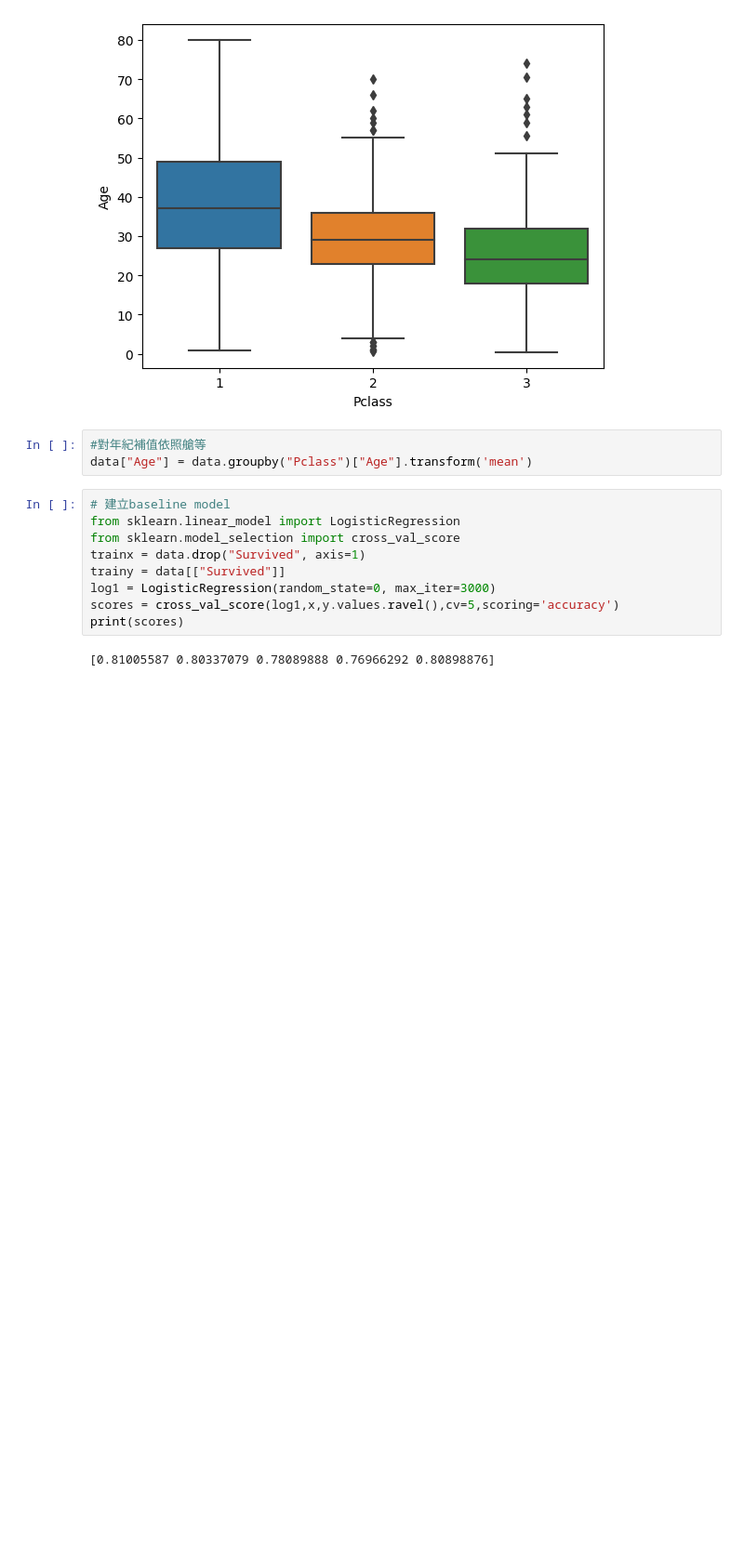
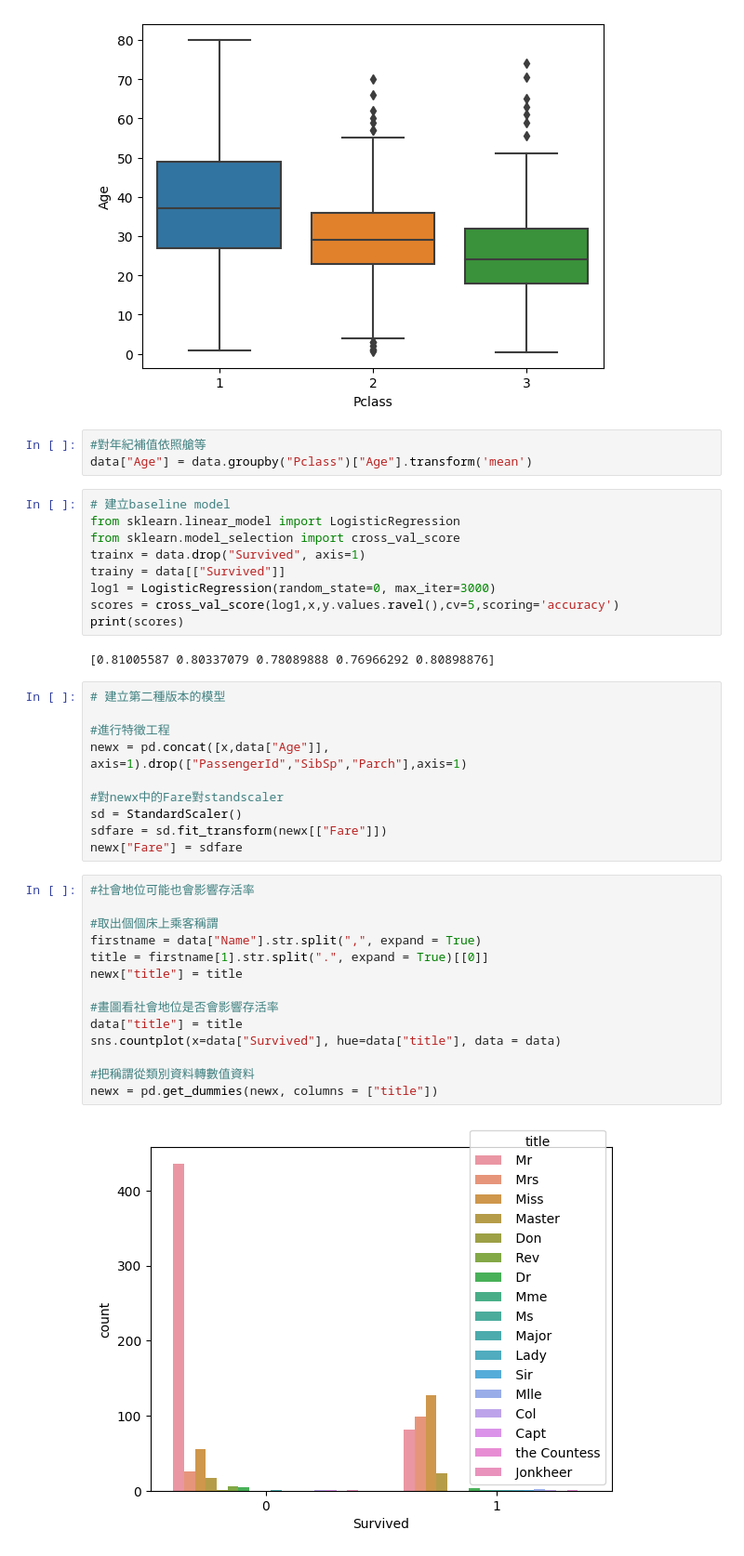
Before and after one commit to BanyanLiu/titanic-analysis2, a Jupyter notebook: 專題實作_鐵達尼號存活預測.ipynb, the cells around one changed output. Shown at 93% size. Drawn from its saved outputs; the diff is of its cells as text; blank space fills up the shorter version.

```diff
--- a/專題實作_鐵達尼號存活預測.ipynb
+++ b/專題實作_鐵達尼號存活預測.ipynb
@@ -93,4 +95,30 @@ scores = cross_val_score(log1,x,y.values.ravel(),cv=5,scoring='accuracy')
 print(scores)
 # %% [output]
 [0.81005587 0.80337079 0.78089888 0.76966292 0.80898876]
+# %%
+# 建立第二種版本的模型
+
+#進行特徵工程
+newx = pd.concat([x,data["Age"]], axis=1).drop(["PassengerId","SibSp","Parch"],axis=1)
+
+#對newx中的Fare對standscaler
+sd = StandardScaler()
+sdfare = sd.fit_transform(newx[["Fare"]])
+newx["Fare"] = sdfare
+# %%
+#社會地位可能也會影響存活率
+
+#取出個個床上乘客稱謂
+firstname = data["Name"].str.split(",", expand = True)
+title = firstname[1].str.split(".", expand = True)[[0]]
+newx["title"] = title
+
+#畫圖看社會地位是否會影響存活率
+data["title"] = title
+sns.countplot(x=data["Survived"], hue=data["title"], data = data)
+
+#把稱謂從類別資料轉數值資料
+newx = pd.get_dummies(newx, columns = ["title"])
+# %% [output]
+[figure, added]
 # %%
```
Also changed, not shown: parts of 4 cells of this notebook.
